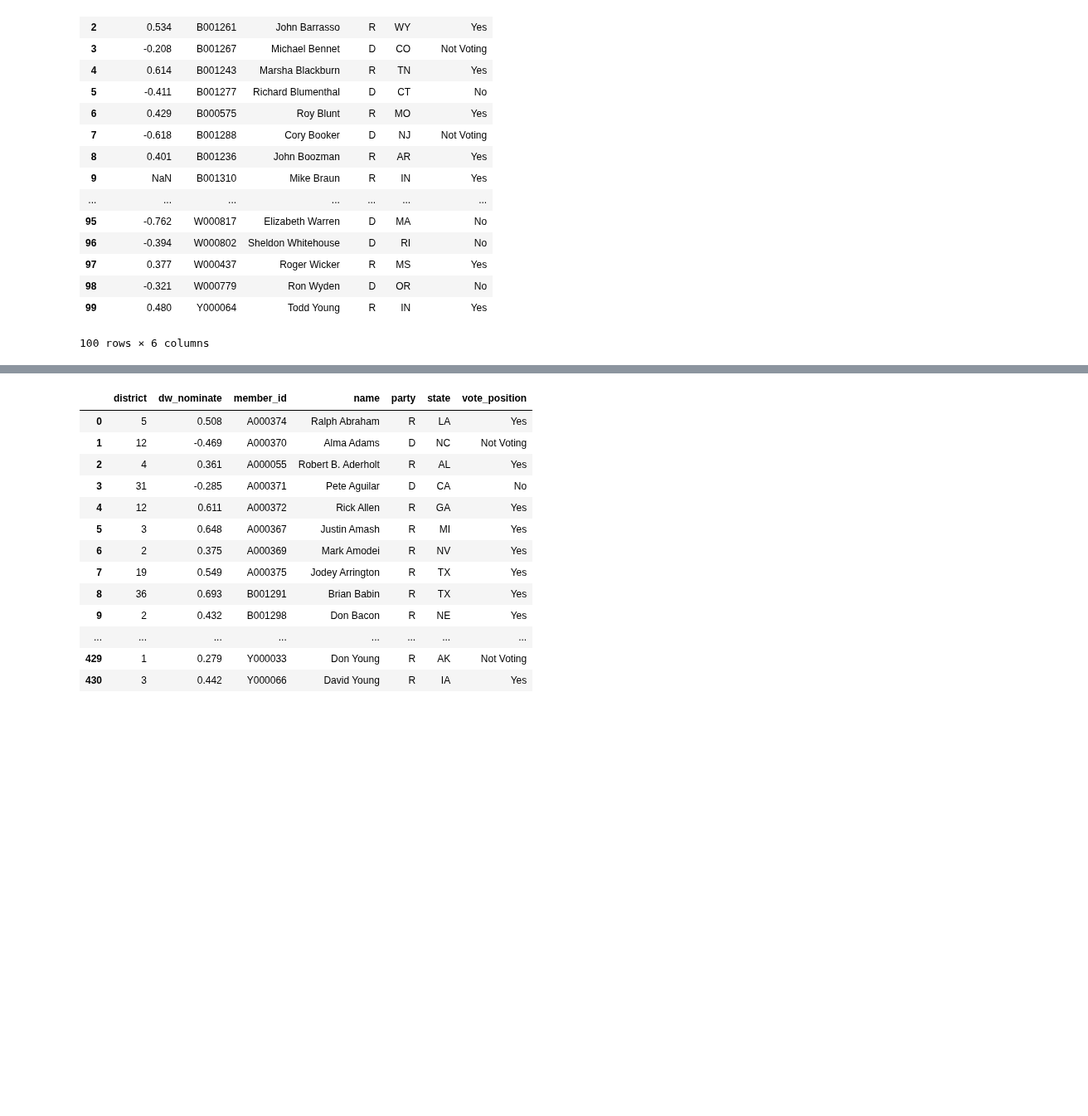
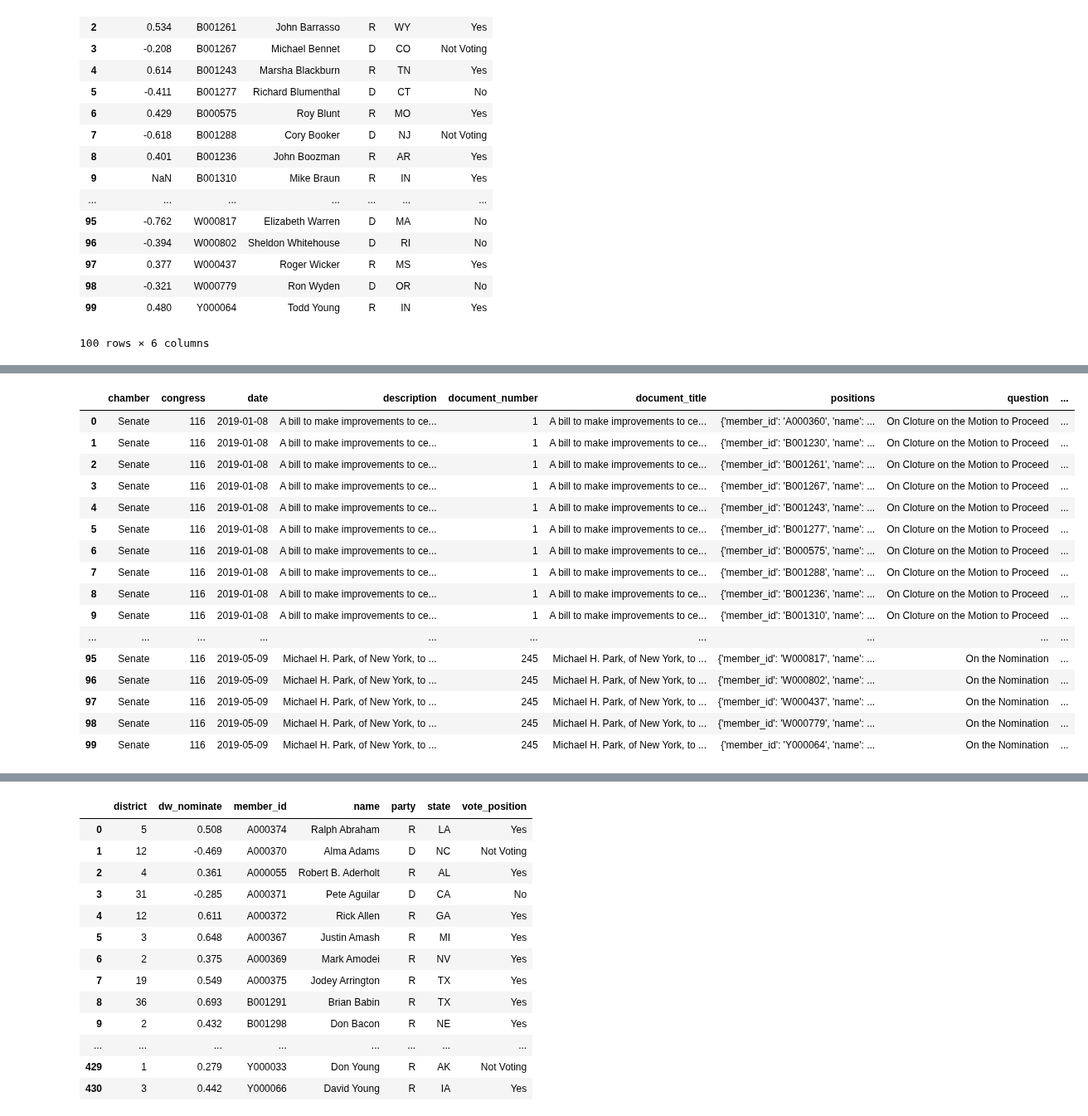
Before and after one commit to Nhorning/Congressional_Survival, a Jupyter notebook: Data Wrangling.ipynb, the cells around one changed output, grey strips where cells are left out. Shown at 83% size. Saved outputs shown, nothing was run; the diff lists cells and outputs as text; code cells hidden in the pictures; blank space fills up the shorter version.

```diff
--- a/Data Wrangling.ipynb
+++ b/Data Wrangling.ipynb
@@ -192,8 +192,8 @@ latest_vote_positions_df
 #Yeah, that's right! That's vote data!
 
 #let's create a function that will import vote positions for a given rollcall vote.
-def import_positions(congress, chamber, session, roll_call, verbose=False):
-    '''imports all member positions of a given roll_call vote
+def import_vote(congress, chamber, session, roll_call, verbose=False):
+    '''imports vote details and member positions of a given roll_call vote
         takes congress number 102-116 for House, 80-116 for Senate
         chamber(house|senate) session 1 for odd 2 for even-numbered years
         returns a dicitonary of vote positions and API status'''
@@ -209,8 +209,7 @@ def import_positions(congress, chamber, session, roll_call, verbose=False):
     #try to extract and return the vote positions
     try:
         vote = call_response['results']['votes']['vote']
-        positions = vote['positions']
-        return positions, status
+        return vote, status
     except:
         return {}, status
 
@@ -219,34 +218,70 @@ def import_positions(congress, chamber, session, roll_call, verbose=False):
 def import_session(congress, chamber, session):
     '''import a congressional session worth of votes using the pro-publica API
         takes the congress number chamber and session as input and returns a data frame'''
-
+    #initialize roll_call and Status
     roll_call = 0
     status = 'OK'
-    #if chamber == 'house': #handle the first rollcall and speaker vote
-    #    roll_call += 2
+
+    #announce which congress chamber and session we're importing
     print('Importing ',congress,chamber,session)
-    #positions, status = import_positions(congress,chamber,session,roll_call,verbose=True)
-    #df = pd.DataFrame(positions).loc[:,'member_id':'vote_position']
+
+    #Keep using the function above to import votes as long as the API returns an ok status
     while status == 'OK':
-        roll_call += 1
-        positions, status = import_positions(congress,chamber,session,roll_call)
+        roll_call += 1 #itererate which roll call we are on
+
+        #use the API to import votes
+        vote, status = import_vote(congress,chamber,session,roll_call)
+
+        #get the positions of a given vote while removing them from the vote dictionary
+        try:
+            positions = vote['positions']
+            votedicts = {}
+            for key in list(vote.keys()):
+                if type(vote[key]) == dict:
+                    votedicts[key] = vote.pop(key)
+            #print(votedicts)
+
+        except:
+            positions = {}
+            vote = {}
+        #Make a dataframe out of the votes
+        vote_df = pd.DataFrame(vote)
+        #print(vote_df) #debug
+
+        #Make a dataframe out of the positions
         call_df = pd.DataFrame(positions)
+
+        #replace the column called 'vote_position' with the roll_call number we are on.
+        call_df = call_df.rename(columns={'vote_position':roll_call})
+
+        #find the length of the positions dataframe
         dflng = len(call_df)
+
+        #make sure the lenth of the data frame fits the critera for a congressional house
         if dflng > 0 and dflng < 440:
-            try:
-                df = pd.merge(df, call_df.loc[:,'member_id':'vote_position'], on=['member_id','name','party','state'], how='outer', suffixes=('','_'+str(roll_call)))
-                print('.', end='')
+            try: #merge this dataframe with the previous so the votes stack up
+                dfp = pd.merge(dfp, call_df, on=mergelst, how='outer')
+                print('.', end='') #print a little dot to show we are making progress
+
+                #stack the vote dataframes
+                dfv = pd.concat([dfv, vote_df])
             except:
-                #intialize df
+                #if the above fails, it's probably because there wasn't a data set to merge into.
+                #we'll initialize it here
                 print('Initalizing df', roll_call)
                 print('API status:', status)
-                df = call_df
-        else:
+                dfp = call_df
+                dfv = vote_df
+                #these are the columns we'll merge on (everthing except the vote position)
+                mergelst = dfp.columns.tolist()[:-1]
+                print('merging on:',mergelst)
+        else: #if the vote postions don't fit the size critera we'll skip them to avoid screwing up the df
             print('(Size) skip vote', roll_call)
 
-    return df
+    return dfv, dfp
 
 #test (remove when working)
-#print('All Senate Votes for the current session:')
-#latest_senate_1_df = import_session(116, 'senate', 1)
-#latest_senate_1_df
+print('testing import with latest session:')
+latest_session_test_1_df, latest_session_test_positions = import_session(116, 'Senate', 1)
+latest_session_test_1_df
+# %% [output]
@@ -252,0 +294,17 @@ def import_session(congress, chamber, session):
+|  | chamber | congress | date | description | document_number | document_title | positions | question | ... |
+| 0 | Senate | 116 | 2019-01-08 | A bill to make improvements to ce... | 1 | A bill to make improvements to ce... | {'member_id': 'A000360', 'name': ... | On Cloture on the Motion to Proceed | ... |
+| 1 | Senate | 116 | 2019-01-08 | A bill to make improvements to ce... | 1 | A bill to make improvements to ce... | {'member_id': 'B001230', 'name': ... | On Cloture on the Motion to Proceed | ... |
+| 2 | Senate | 116 | 2019-01-08 | A bill to make improvements to ce... | 1 | A bill to make improvements to ce... | {'member_id': 'B001261', 'name': ... | On Cloture on the Motion to Proceed | ... |
+| 3 | Senate | 116 | 2019-01-08 | A bill to make improvements to ce... | 1 | A bill to make improvements to ce... | {'member_id': 'B001267', 'name': ... | On Cloture on the Motion to Proceed | ... |
+| 4 | Senate | 116 | 2019-01-08 | A bill to make improvements to ce... | 1 | A bill to make improvements to ce... | {'member_id': 'B001243', 'name': ... | On Cloture on the Motion to Proceed | ... |
+| 5 | Senate | 116 | 2019-01-08 | A bill to make improvements to ce... | 1 | A bill to make improvements to ce... | {'member_id': 'B001277', 'name': ... | On Cloture on the Motion to Proceed | ... |
+| 6 | Senate | 116 | 2019-01-08 | A bill to make improvements to ce... | 1 | A bill to make improvements to ce... | {'member_id': 'B000575', 'name': ... | On Cloture on the Motion to Proceed | ... |
+| 7 | Senate | 116 | 2019-01-08 | A bill to make improvements to ce... | 1 | A bill to make improvements to ce... | {'member_id': 'B001288', 'name': ... | On Cloture on the Motion to Proceed | ... |
+| 8 | Senate | 116 | 2019-01-08 | A bill to make improvements to ce... | 1 | A bill to make improvements to ce... | {'member_id': 'B001236', 'name': ... | On Cloture on the Motion to Proceed | ... |
+| 9 | Senate | 116 | 2019-01-08 | A bill to make improvements to ce... | 1 | A bill to make improvements to ce... | {'member_id': 'B001310', 'name': ... | On Cloture on the Motion to Proceed | ... |
+| ... | ... | ... | ... | ... | ... | ... | ... | ... | ... |
+| 95 | Senate | 116 | 2019-05-09 | Michael H. Park, of New York, to ... | 245 | Michael H. Park, of New York, to ... | {'member_id': 'W000817', 'name': ... | On the Nomination | ... |
+| 96 | Senate | 116 | 2019-05-09 | Michael H. Park, of New York, to ... | 245 | Michael H. Park, of New York, to ... | {'member_id': 'W000802', 'name': ... | On the Nomination | ... |
+| 97 | Senate | 116 | 2019-05-09 | Michael H. Park, of New York, to ... | 245 | Michael H. Park, of New York, to ... | {'member_id': 'W000437', 'name': ... | On the Nomination | ... |
+| 98 | Senate | 116 | 2019-05-09 | Michael H. Park, of New York, to ... | 245 | Michael H. Park, of New York, to ... | {'member_id': 'W000779', 'name': ... | On the Nomination | ... |
+| 99 | Senate | 116 | 2019-05-09 | Michael H. Park, of New York, to ... | 245 | Michael H. Park, of New York, to ... | {'member_id': 'Y000064', 'name': ... | On the Nomination | ... |
```
Also changed, not shown: parts of 9 cells of this notebook.
